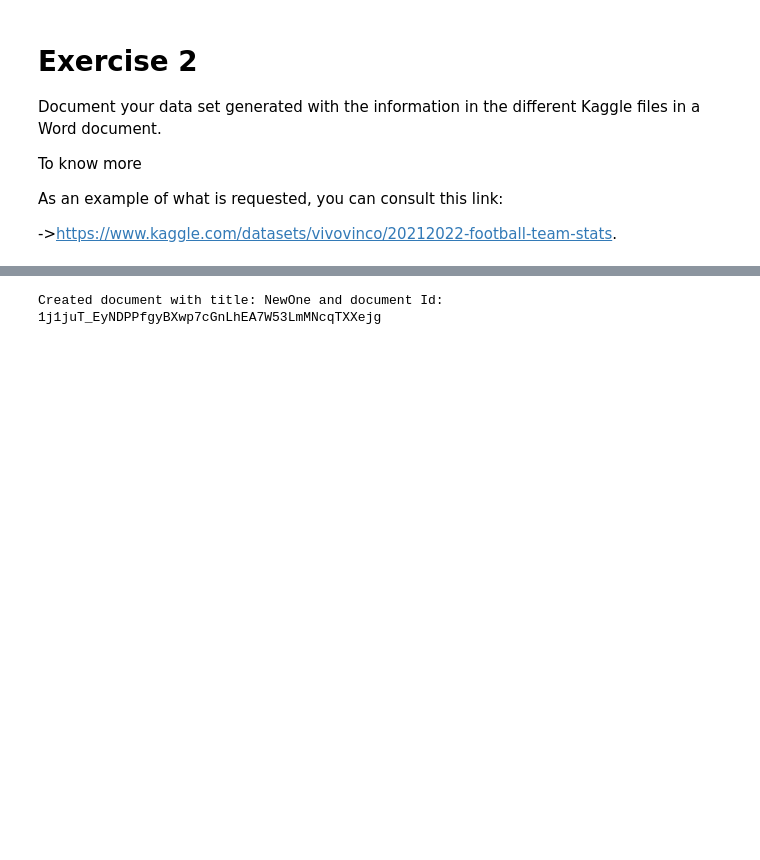
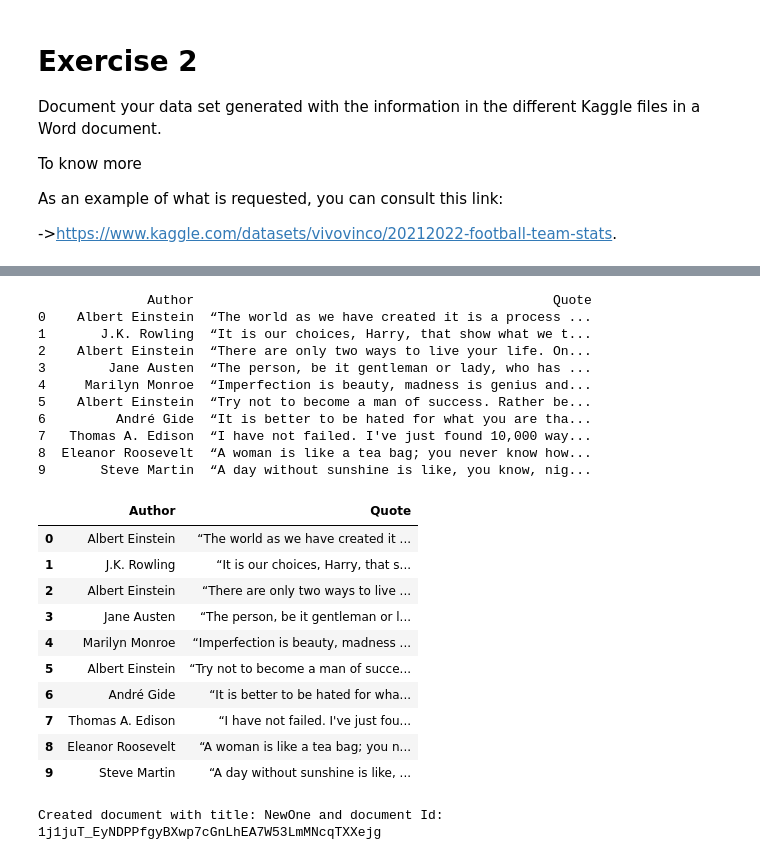
Before and after one commit to ddenebb/estructures_Dataframe, a Jupyter notebook: Tasca_M10_T01.ipynb, the cells around one changed output, grey strips where cells are left out. Saved outputs shown, nothing was run; the diff lists cells and outputs as text; code cells hidden in the pictures; blank space fills up the shorter version.

```diff
--- a/Tasca_M10_T01.ipynb
+++ b/Tasca_M10_T01.ipynb
@@ -229,0 +266,29 @@ None
+# %%
+
+import pandas as pd
+# send a request to the website and get its content
+response = requests.get('http://quotes.toscrape.com/')
+content = response.content
+
+# parse the HTML content using BeautifulSoup
+soup = BeautifulSoup(content, 'html.parser')
+
+# find all the quote tags on the page
+quote_tags = soup.find_all('div', {'class': 'quote'})
+
+# create an empty list to store the quotes
+quotes = []
+
+# loop through each quote and extract the text and author
+for quote in quote_tags:
+    text = quote.find('span', {'class': 'text'}).text
+    author = quote.find('small', {'class': 'author'}).text
+    quotes.append({'Author': author, 'Quote': text})
+
+# convert the list of quotes into a dataframe
+df = pd.DataFrame(quotes)
+
+# print the dataframe
+print(df)
+df
+# %% [output]
@@ -230,3 +299,25 @@ None
+              Author                                              Quote
+0    Albert Einstein  “The world as we have created it is a process ...
+1       J.K. Rowling  “It is our choices, Harry, that show what we t...
+2    Albert Einstein  “There are only two ways to live your life. On...
+3        Jane Austen  “The person, be it gentleman or lady, who has ...
+4     Marilyn Monroe  “Imperfection is beauty, madness is genius and...
+5    Albert Einstein  “Try not to become a man of success. Rather be...
+6         André Gide  “It is better to be hated for what you are tha...
+7   Thomas A. Edison  “I have not failed. I've just found 10,000 way...
+8  Eleanor Roosevelt  “A woman is like a tea bag; you never know how...
+9       Steve Martin  “A day without sunshine is like, you know, nig...
+|  | Author | Quote |
+| 0 | Albert Einstein | “The world as we have created it ... |
+| 1 | J.K. Rowling | “It is our choices, Harry, that s... |
+| 2 | Albert Einstein | “There are only two ways to live ... |
+| 3 | Jane Austen | “The person, be it gentleman or l... |
+| 4 | Marilyn Monroe | “Imperfection is beauty, madness ... |
+| 5 | Albert Einstein | “Try not to become a man of succe... |
+| 6 | André Gide | “It is better to be hated for wha... |
+| 7 | Thomas A. Edison | “I have not failed. I've just fou... |
+| 8 | Eleanor Roosevelt | “A woman is like a tea bag; you n... |
+| 9 | Steve Martin | “A day without sunshine is like, ... |
 # %%
 from google.oauth2 import service_account
 from googleapiclient.discovery import build
```
Also changed, not shown: parts of 5 cells of this notebook.
